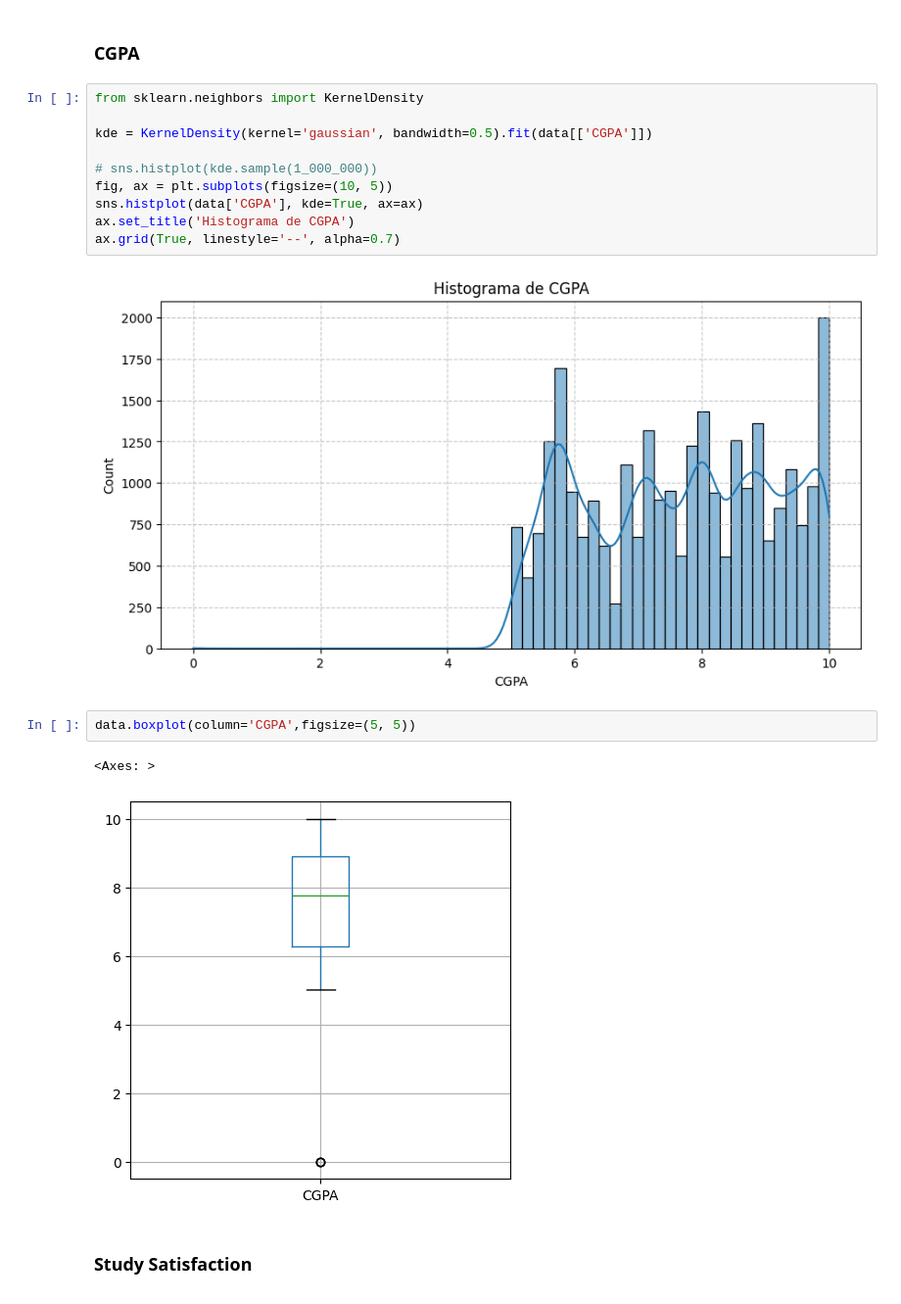
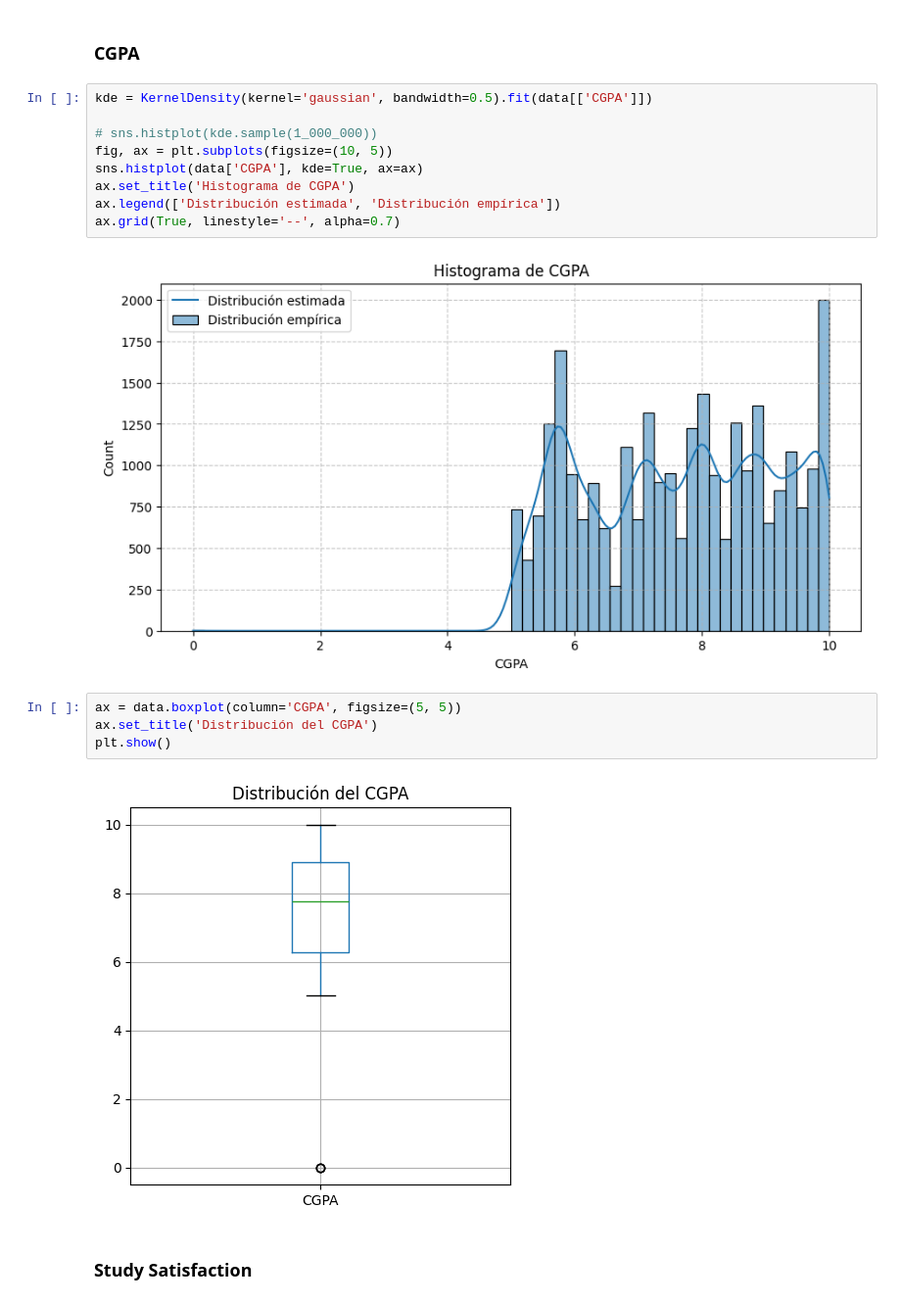
Before and after one commit to nacho2110/proyecto-mineria, a Jupyter notebook: eda.ipynb, the cells around one changed output. Shown: that part at 98% size. Drawn from its saved outputs; the diff is of its cells as text.

```diff
--- a/eda.ipynb
+++ b/eda.ipynb
@@ -249,22 +250,22 @@ data = data[data['Academic Pressure'] != 0]
 # %% [markdown]
 ### CGPA
 # %%
-from sklearn.neighbors import KernelDensity
-
 kde = KernelDensity(kernel='gaussian', bandwidth=0.5).fit(data[['CGPA']])
 
 # sns.histplot(kde.sample(1_000_000))
 fig, ax = plt.subplots(figsize=(10, 5))
 sns.histplot(data['CGPA'], kde=True, ax=ax)
 ax.set_title('Histograma de CGPA')
+ax.legend(['Distribución estimada', 'Distribución empírica'])
 ax.grid(True, linestyle='--', alpha=0.7)
 # %% [output]
-[figure, old version]
+[figure, new version]
 # %%
-data.boxplot(column='CGPA',figsize=(5, 5))
+ax = data.boxplot(column='CGPA', figsize=(5, 5))
+ax.set_title('Distribución del CGPA')
+plt.show()
 # %% [output]
-<Axes: >
-[figure, old version]
+[figure, new version]
 # %% [markdown]
 ### Study Satisfaction
 # %%
```
Also changed, not shown: parts of 2 cells of this notebook, 2 other files.
